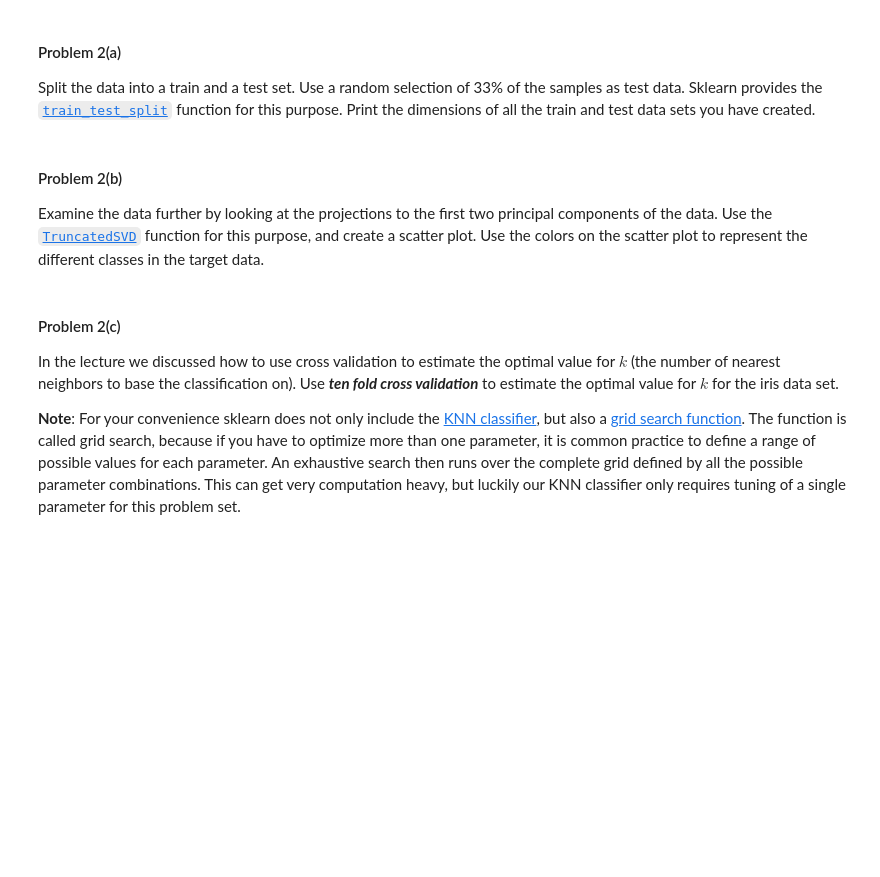
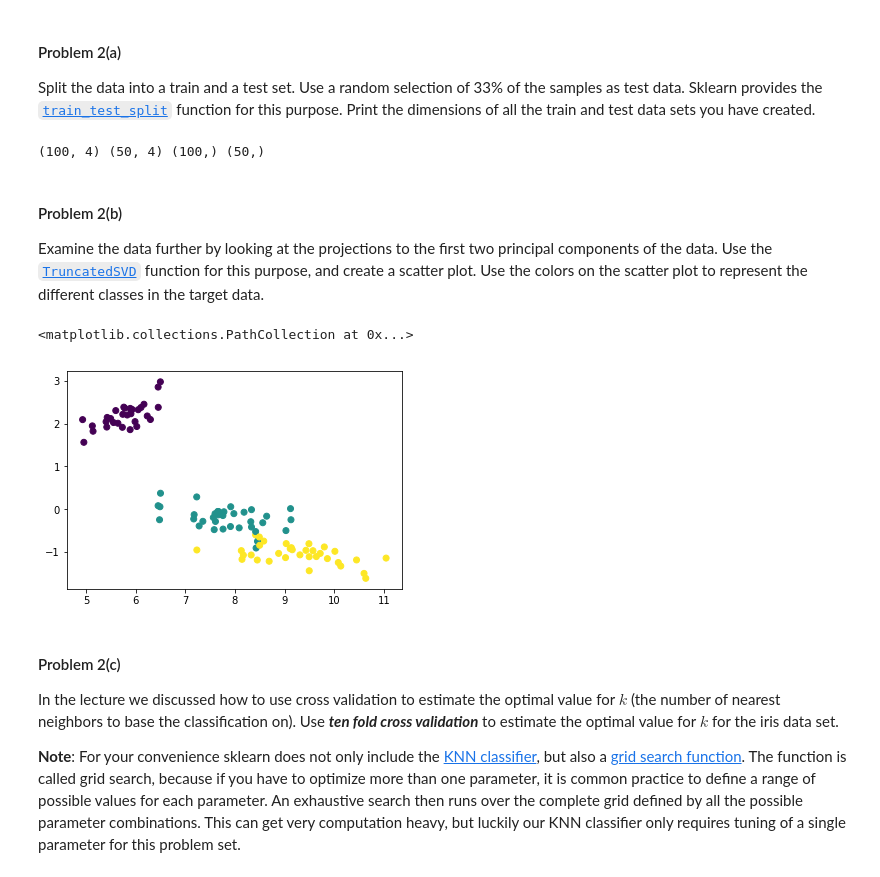
Before and after one commit to Daniel-Moreira/2015, a Jupyter notebook: HW/HW3.ipynb, the cells around one changed output. Saved outputs shown, nothing was run; the diff lists cells and outputs as text; code cells hidden in the pictures; blank space fills up the shorter version.

```diff
--- a/HW/HW3.ipynb
+++ b/HW/HW3.ipynb
@@ -434,3 +455,11 @@ Split the data into a train and a test set. Use a random selection of 33% of the
+# %%
+from sklearn.model_selection import train_test_split
+
+X_train, X_test, Y_train, Y_test = train_test_split(X, Y, test_size=0.33, random_state=42)
+
+print(X_train.shape, X_test.shape, Y_train.shape, Y_test.shape)
+# %% [output]
+(100, 4) (50, 4) (100,) (50,)
 # %% [markdown]
 #### Problem 2(b)
 
@@ -440,3 +467,13 @@ Examine the data further by looking at the projections to the first two principa
+# %%
+from sklearn.decomposition import TruncatedSVD
+
+svd = TruncatedSVD(n_components=2, random_state=42)
+pca = svd.fit_transform(X_train)
+
+plt.scatter(pca.T[0], pca.T[1], c=Y_train)
+# %% [output]
+<matplotlib.collections.PathCollection at 0x...>
+[figure, added]
 # %% [markdown]
 #### Problem 2(c)
 
```
Also changed, not shown: parts of 10 cells of this notebook.
